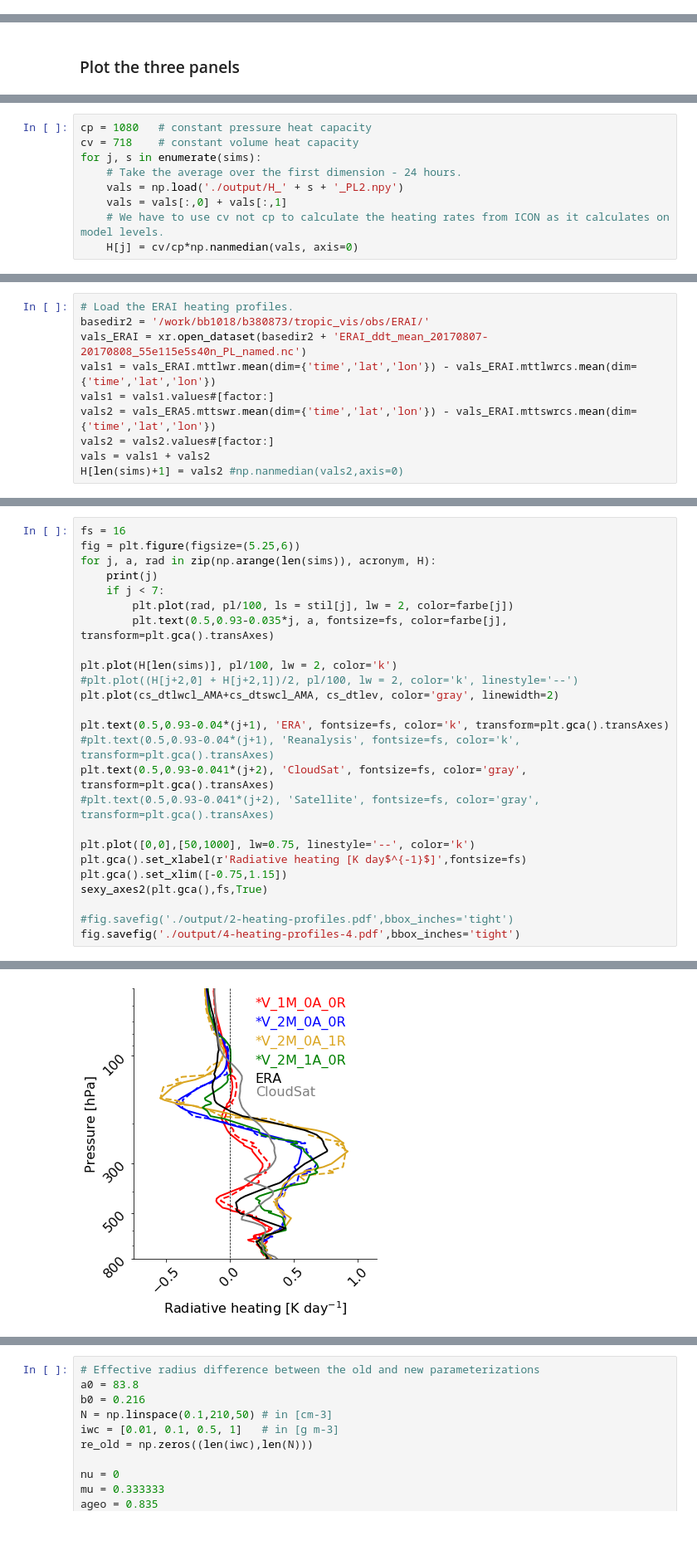
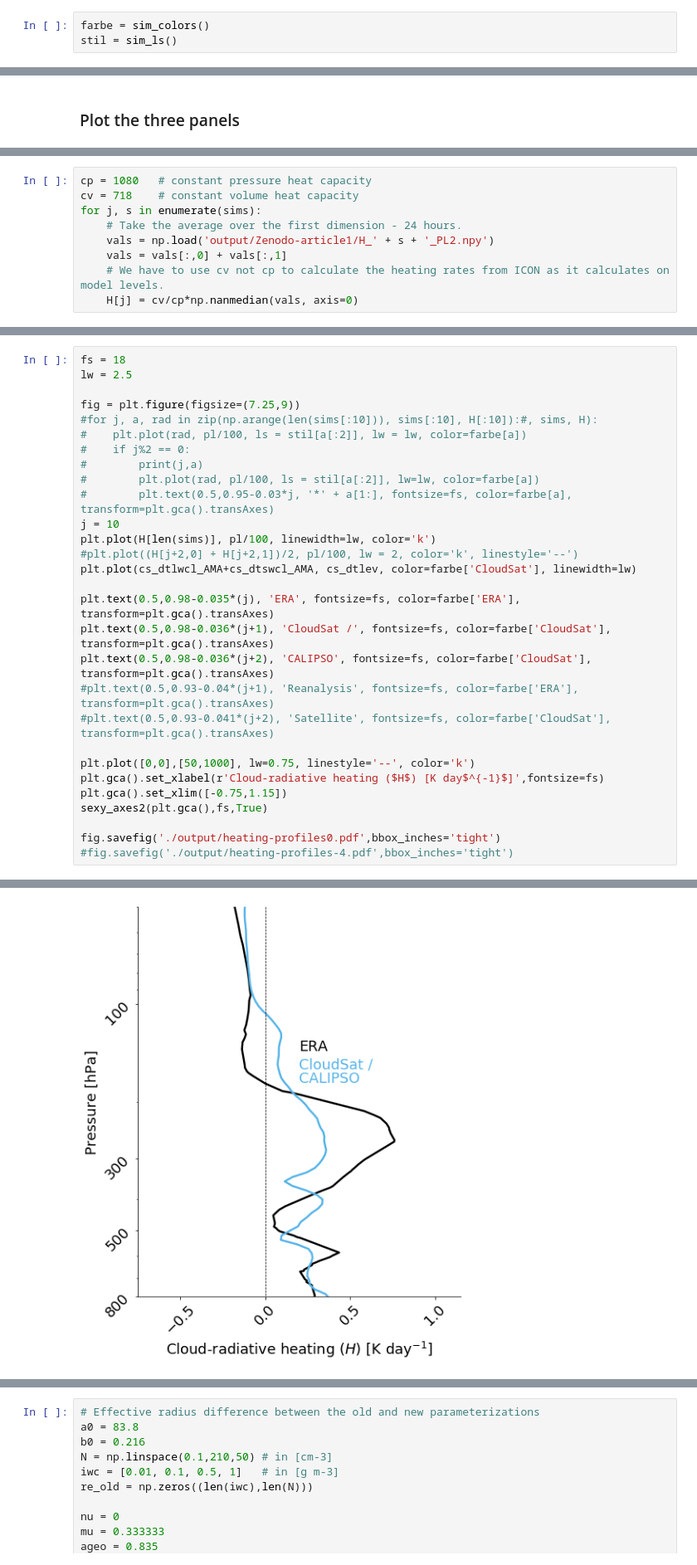
Before and after one commit to sylviasullivan/ice-microp-rad, a Jupyter notebook: Figures_article1.ipynb, the cells around one changed output, grey strips where cells are left out. Shown at 83% size. Drawn from its saved outputs; the diff is of its cells as text; blank space fills up the shorter version.

Commit message:
Figure notebooks updated and minor adjustments to vis scripts

```diff
--- a/Figures_article1.ipynb
+++ b/Figures_article1.ipynb
@@ -37,2 +22,5 @@ def sexy_axes2(ax, fs, ylab):
+# %%
+farbe = sim_colors()
+stil = sim_ls()
 # %% [markdown]
 # Figure 1: Motivational heating profiles, domain topography, and vertical grid spacing
@@ -438,7 +260,7 @@ cp = 1080   # constant pressure heat capacity
 cv = 718    # constant volume heat capacity
 for j, s in enumerate(sims):
     # Take the average over the first dimension - 24 hours.
-    vals = np.load('./output/H_' + s + '_PL2.npy')
+    vals = np.load('output/Zenodo-article1/H_' + s + '_PL2.npy')
     vals = vals[:,0] + vals[:,1]
     # We have to use cv not cp to calculate the heating rates from ICON as it calculates on model levels.
     H[j] = cv/cp*np.nanmedian(vals, axis=0)
@@ -456,10 +277,0 @@ H[len(sims)] = np.nanmedian(vals1 + vals2,axis=0)
-# %%
-# Load the ERAI heating profiles.
-basedir2 = '/work/bb1018/b380873/tropic_vis/obs/ERAI/'
-vals_ERAI = xr.open_dataset(basedir2 + 'ERAI_ddt_mean_20170807-20170808_55e115e5s40n_PL_named.nc')
-vals1 = vals_ERAI.mttlwr.mean(dim={'time','lat','lon'}) - vals_ERAI.mttlwrcs.mean(dim={'time','lat','lon'})
-vals1 = vals1.values#[factor:]
-vals2 = vals_ERA5.mttswr.mean(dim={'time','lat','lon'}) - vals_ERAI.mttswrcs.mean(dim={'time','lat','lon'})
-vals2 = vals2.values#[factor:]
-vals = vals1 + vals2
-H[len(sims)+1] = vals2 #np.nanmedian(vals2,axis=0)
@@ -466,26 +288,30 @@ H[len(sims)+1] = vals2 #np.nanmedian(vals2,axis=0)
 # %%
-fs = 16
-fig = plt.figure(figsize=(5.25,6))
-for j, a, rad in zip(np.arange(len(sims)), acronym, H):
-    print(j)
-    if j < 7:
-        plt.plot(rad, pl/100, ls = stil[j], lw = 2, color=farbe[j])
-        plt.text(0.5,0.93-0.035*j, a, fontsize=fs, color=farbe[j], transform=plt.gca().transAxes)
+fs = 18
+lw = 2.5
 
-plt.plot(H[len(sims)], pl/100, lw = 2, color='k')
+fig = plt.figure(figsize=(7.25,9))
+#for j, a, rad in zip(np.arange(len(sims[:10])), sims[:10], H[:10]):#, sims, H):
+#    plt.plot(rad, pl/100, ls = stil[a[:2]], lw = lw, color=farbe[a])
+#    if j%2 == 0:
+#        print(j,a)
+#        plt.plot(rad, pl/100, ls = stil[a[:2]], lw=lw, color=farbe[a])
+#        plt.text(0.5,0.95-0.03*j, '*' + a[1:], fontsize=fs, color=farbe[a], transform=plt.gca().transAxes)
+j = 10
+plt.plot(H[len(sims)], pl/100, linewidth=lw, color='k')
 #plt.plot((H[j+2,0] + H[j+2,1])/2, pl/100, lw = 2, color='k', linestyle='--')
-plt.plot(cs_dtlwcl_AMA+cs_dtswcl_AMA, cs_dtlev, color='gray', linewidth=2)
+plt.plot(cs_dtlwcl_AMA+cs_dtswcl_AMA, cs_dtlev, color=farbe['CloudSat'], linewidth=lw)
 
-plt.text(0.5,0.93-0.04*(j+1), 'ERA', fontsize=fs, color='k', transform=plt.gca().transAxes)
-#plt.text(0.5,0.93-0.04*(j+1), 'Reanalysis', fontsize=fs, color='k', transform=plt.gca().transAxes)
-plt.text(0.5,0.93-0.041*(j+2), 'CloudSat', fontsize=fs, color='gray', transform=plt.gca().transAxes)
-#plt.text(0.5,0.93-0.041*(j+2), 'Satellite', fontsize=fs, color='gray', transform=plt.gca().transAxes)
+plt.text(0.5,0.98-0.035*(j), 'ERA', fontsize=fs, color=farbe['ERA'], transform=plt.gca().transAxes)
+plt.text(0.5,0.98-0.036*(j+1), 'CloudSat /', fontsize=fs, color=farbe['CloudSat'], transform=plt.gca().transAxes)
+plt.text(0.5,0.98-0.036*(j+2), 'CALIPSO', fontsize=fs, color=farbe['CloudSat'], transform=plt.gca().transAxes)
+#plt.text(0.5,0.93-0.04*(j+1), 'Reanalysis', fontsize=fs, color=farbe['ERA'], transform=plt.gca().transAxes)
+#plt.text(0.5,0.93-0.041*(j+2), 'Satellite', fontsize=fs, color=farbe['CloudSat'], transform=plt.gca().transAxes)
 
 plt.plot([0,0],[50,1000], lw=0.75, linestyle='--', color='k')
-plt.gca().set_xlabel(r'Radiative heating [K day$^{-1}$]',fontsize=fs)
+plt.gca().set_xlabel(r'Cloud-radiative heating ($H$) [K day$^{-1}$]',fontsize=fs)
 plt.gca().set_xlim([-0.75,1.15])
 sexy_axes2(plt.gca(),fs,True)
 
-#fig.savefig('./output/2-heating-profiles.pdf',bbox_inches='tight')
-fig.savefig('./output/4-heating-profiles-4.pdf',bbox_inches='tight')
+fig.savefig('./output/heating-profiles0.pdf',bbox_inches='tight')
+#fig.savefig('./output/heating-profiles-4.pdf',bbox_inches='tight')
 # %% [output]
@@ -499,2 +318,2 @@ fig.savefig('./output/4-heating-profiles-4.pdf',bbox_inches='tight')
-[figure, old version]
+[figure, new version]
 # %% [markdown]
```
Also changed, not shown: parts of 39 cells of this notebook, 8 other files.
